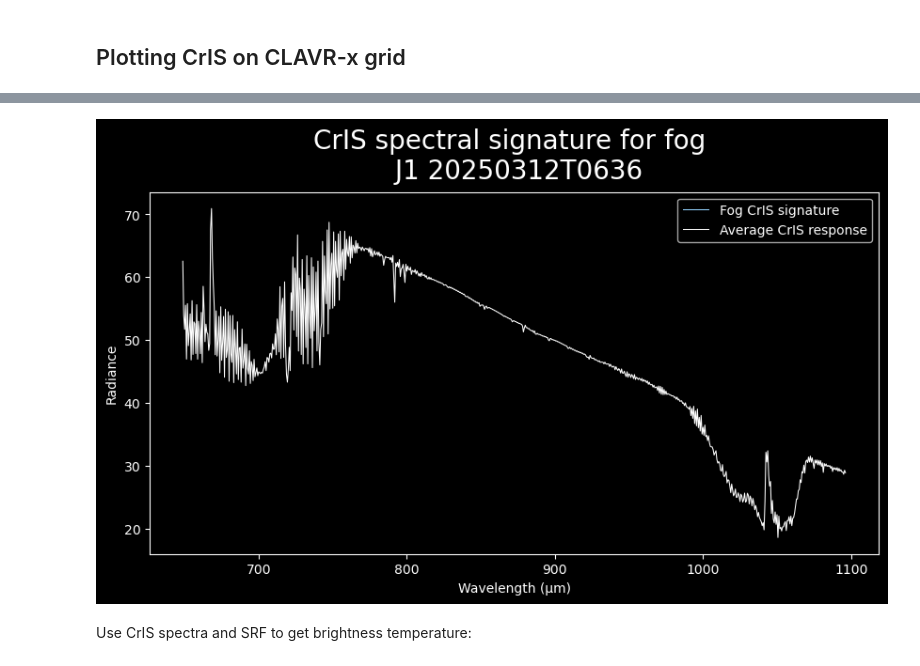
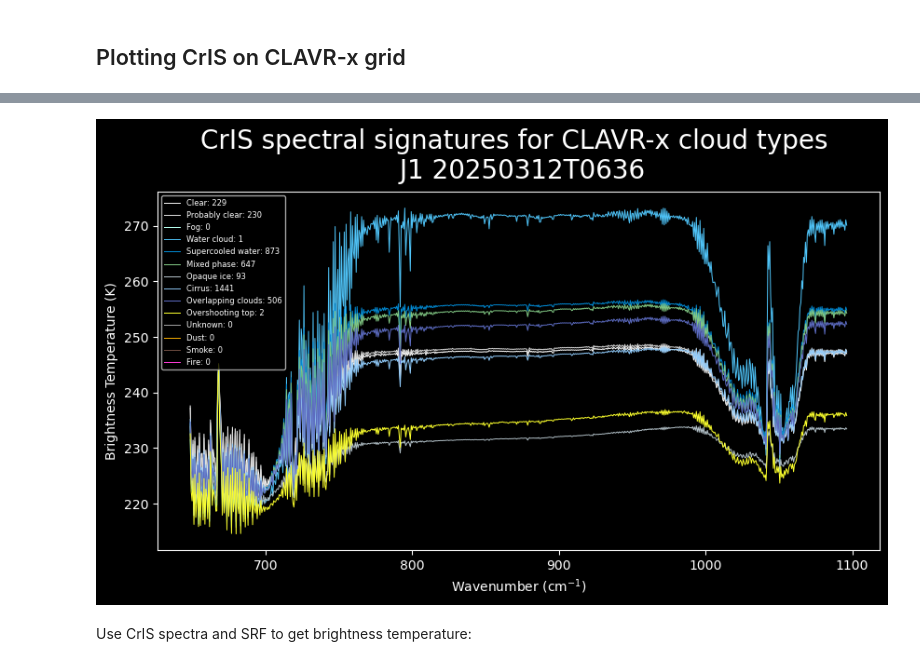
Before and after one commit to jesseturner/spectral_analysis, a Jupyter notebook: notebook_cris.ipynb, the cells around one changed output, grey strips where cells are left out. Cells and saved outputs as stored; diff of their text form; code cells hidden in the pictures.

```diff
--- a/notebook_cris.ipynb
+++ b/notebook_cris.ipynb
@@ -328,0 +307,12 @@ cloud_total_mean = ds_cloud_total_mean['rad_lw_cris'].values
+# %%
+#--- Randomly sampling from dataset spatially
+
+sample_size_1d = 150
+y_idx = np.random.choice(cris_on_clavrx_ds.sizes["y"], sample_size_1d)
+x_idx = np.random.choice(cris_on_clavrx_ds.sizes["x"], sample_size_1d)
+
+cris_on_clavrx_ds_sampled = cris_on_clavrx_ds.isel(y=y_idx, x=x_idx)
+
+sampled_size = len(cris_on_clavrx_ds_sampled['y'])*len(cris_on_clavrx_ds_sampled['x'])
+sampled_size_valid = cris_on_clavrx_ds_sampled["rad_lw_cris"].count().values/len(cris_on_clavrx_ds_sampled['wnum_lw'])
+print(f"Sampling gives us {sampled_size}, with {sampled_size_valid} valid values.")
@@ -329,35 +384,35 @@ cloud_total_mean = ds_cloud_total_mean['rad_lw_cris'].values
 # %%
 plt.style.use('dark_background')
 fig, ax = plt.subplots(figsize=(10, 5))
 ax.set_facecolor('black')
 
-ax.plot(wnum_range,
-        cloud_type_mean,
-        color="#95D3FF",
-        linewidth=0.75,
-        label="Fog CrIS signature")
+#--- Make clear sky white instead of black
+cloud_radiance_table.loc[0, "cloud_type_color"] = "#FFFFFF"
 
-ax.plot(wnum_range,
-        cloud_total_mean,
-        color="#fff",
-        linewidth=0.75,
-        label="Average CrIS response")
+for _, row in cloud_radiance_table.iterrows():
+    # y = row["avg_radiances"]
+    y = row["avg_brightness_temp"]
+    x = wnum_array
 
-# ax.set_xlim((9,12))
-# ax.set_ylim((200,280))
+    plt.plot(x, y,
+            label=f"{row["cloud_type_label"]}: {row["count_valid"]}",
+            color=row["cloud_type_color"],
+            linewidth=0.72)
 
-ax.set_xlabel("Wavelength (μm)")
-ax.set_ylabel("Radiance")
 
-plot_title = f"CrIS spectral signature for {cloud_type} \n {description}"
+ax.set_xlabel("Wavenumber (cm$^{-1}$)")
+# ax.set_ylabel("Radiance")
+ax.set_ylabel("Brightness Temperature (K)")
+
+plot_title = f"CrIS spectral signatures for CLAVR-x cloud types \n {description}"
 ax.set_title(plot_title, fontsize=20, pad=10)
-ax.legend()
+ax.legend(fontsize=6)
 
 plt.savefig(f"plots/{today_date_str}_cris_signatures.png",
             dpi=600, bbox_inches='tight')
 plt.show()
 # %% [output]
-[figure, old version]
+[figure, new version]
 # %% [markdown]
 Use CrIS spectra and SRF to get brightness temperature:
 # %%
```
Also changed, not shown: parts of 9 cells of this notebook.
